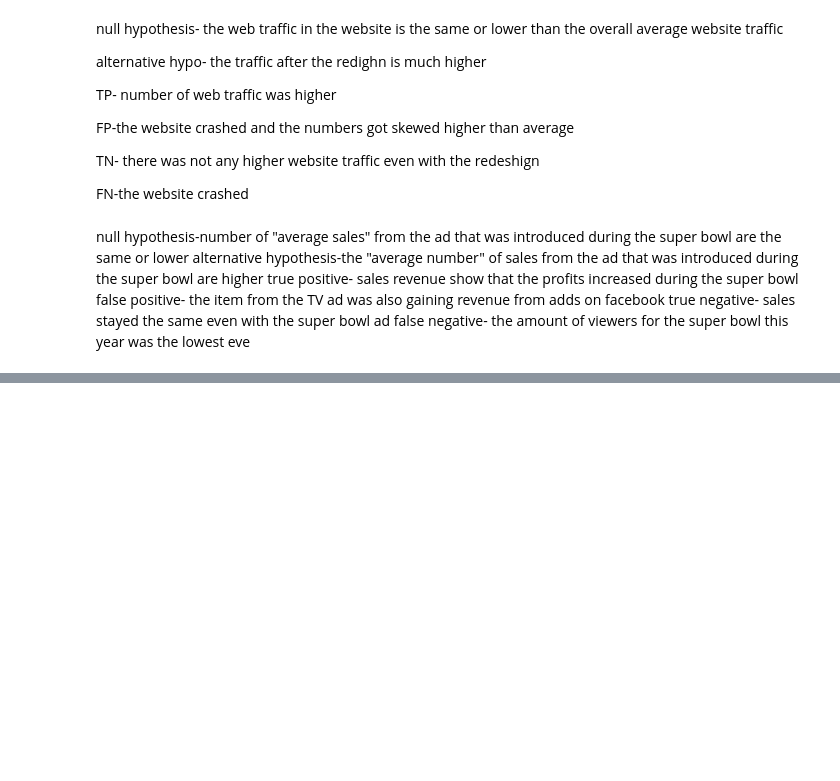
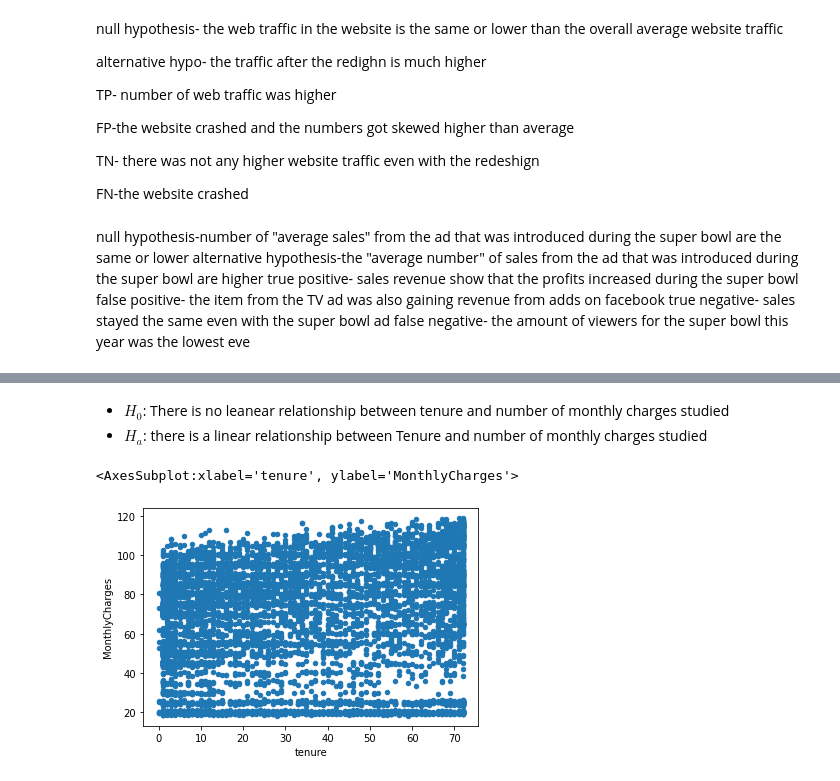
Before and after one commit to GladyBarrios/statistics-exercises, a Jupyter notebook: hypothesis_testing.ipynb, the cells around one changed output, grey strips where cells are left out. Saved outputs shown, nothing was run; the diff lists cells and outputs as text; code cells hidden in the pictures; blank space fills up the shorter version.

```diff
--- a/hypothesis_testing.ipynb
+++ b/hypothesis_testing.ipynb
@@ -32,0 +180,2 @@ false negative- the amount of viewers for the super bowl this year was the lowes
+# %%
+df = pd.read_csv("telco_churn.csv")
@@ -32,0 +198,8 @@ false negative- the amount of viewers for the super bowl this year was the lowes
+# %% [markdown]
+- $H_0$: There is no leanear relationship between tenure and number of monthly charges studied
+- $H_a$: there is a linear relationship between Tenure and number of monthly charges studied
+# %%
+df.plot.scatter(y='MonthlyCharges', x ='tenure')
+# %% [output]
+<AxesSubplot:xlabel='tenure', ylabel='MonthlyCharges'>
+[figure, added]
```
Also changed, not shown: parts of 54 cells of this notebook, 3 other files.
